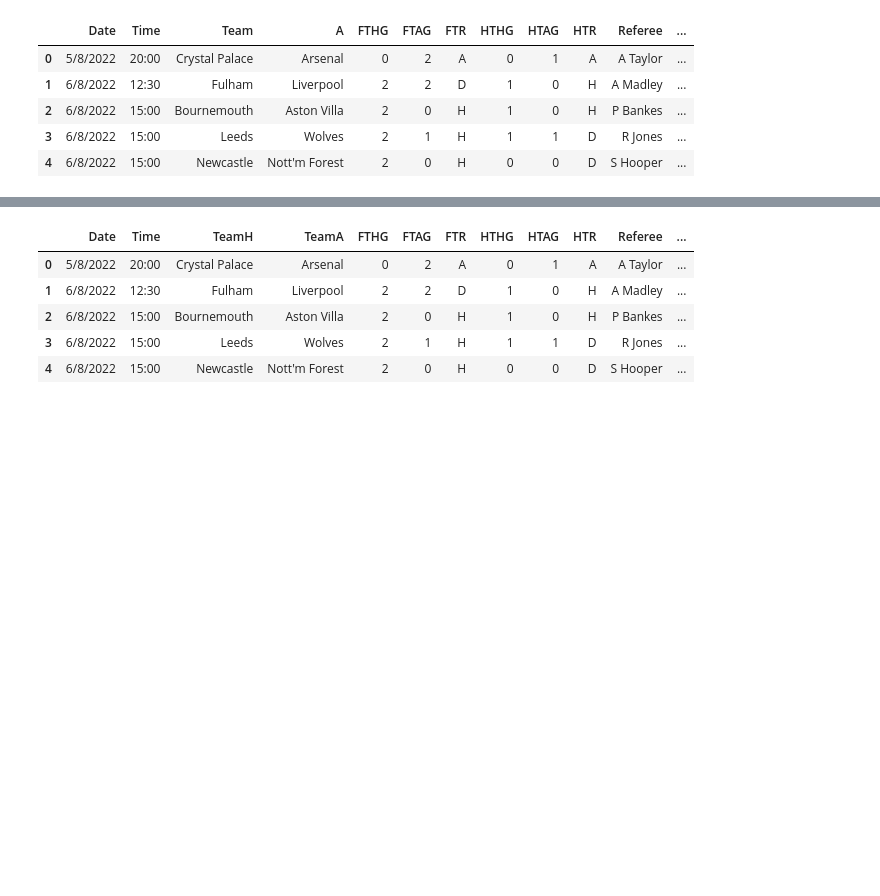
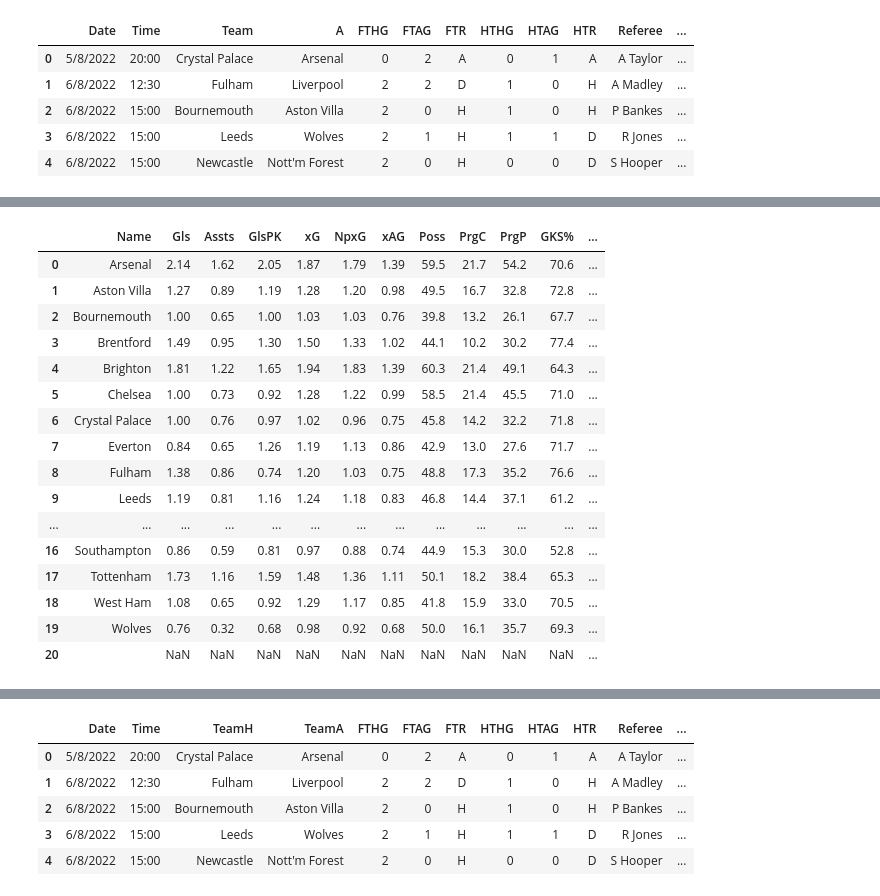
Before and after one commit to jeffreyreeve/capstone-premier-league-predictor, a Jupyter notebook: notebooks/data_prep.ipynb, the cells around one changed output, grey strips where cells are left out. Cells and saved outputs as stored; diff of their text form; code cells hidden in the pictures; blank space fills up the shorter version.

```diff
--- a/notebooks/data_prep.ipynb
+++ b/notebooks/data_prep.ipynb
@@ -173,0 +220,20 @@ season23.head()
+# %%
+fbref
+# %% [output]
+|  | Name | Gls | Assts | GlsPK | xG | NpxG | xAG | Poss | PrgC | PrgP | GKS% | ... |
+| 0 | Arsenal | 2.14 | 1.62 | 2.05 | 1.87 | 1.79 | 1.39 | 59.5 | 21.7 | 54.2 | 70.6 | ... |
+| 1 | Aston Villa | 1.27 | 0.89 | 1.19 | 1.28 | 1.20 | 0.98 | 49.5 | 16.7 | 32.8 | 72.8 | ... |
+| 2 | Bournemouth | 1.00 | 0.65 | 1.00 | 1.03 | 1.03 | 0.76 | 39.8 | 13.2 | 26.1 | 67.7 | ... |
+| 3 | Brentford | 1.49 | 0.95 | 1.30 | 1.50 | 1.33 | 1.02 | 44.1 | 10.2 | 30.2 | 77.4 | ... |
+| 4 | Brighton | 1.81 | 1.22 | 1.65 | 1.94 | 1.83 | 1.39 | 60.3 | 21.4 | 49.1 | 64.3 | ... |
+| 5 | Chelsea | 1.00 | 0.73 | 0.92 | 1.28 | 1.22 | 0.99 | 58.5 | 21.4 | 45.5 | 71.0 | ... |
+| 6 | Crystal Palace | 1.00 | 0.76 | 0.97 | 1.02 | 0.96 | 0.75 | 45.8 | 14.2 | 32.2 | 71.8 | ... |
+| 7 | Everton | 0.84 | 0.65 | 1.26 | 1.19 | 1.13 | 0.86 | 42.9 | 13.0 | 27.6 | 71.7 | ... |
+| 8 | Fulham | 1.38 | 0.86 | 0.74 | 1.20 | 1.03 | 0.75 | 48.8 | 17.3 | 35.2 | 76.6 | ... |
+| 9 | Leeds | 1.19 | 0.81 | 1.16 | 1.24 | 1.18 | 0.83 | 46.8 | 14.4 | 37.1 | 61.2 | ... |
+| ... | ... | ... | ... | ... | ... | ... | ... | ... | ... | ... | ... | ... |
+| 16 | Southampton | 0.86 | 0.59 | 0.81 | 0.97 | 0.88 | 0.74 | 44.9 | 15.3 | 30.0 | 52.8 | ... |
+| 17 | Tottenham | 1.73 | 1.16 | 1.59 | 1.48 | 1.36 | 1.11 | 50.1 | 18.2 | 38.4 | 65.3 | ... |
+| 18 | West Ham | 1.08 | 0.65 | 0.92 | 1.29 | 1.17 | 0.85 | 41.8 | 15.9 | 33.0 | 70.5 | ... |
+| 19 | Wolves | 0.76 | 0.32 | 0.68 | 0.98 | 0.92 | 0.68 | 50.0 | 16.1 | 35.7 | 69.3 | ... |
+| 20 |  | NaN | NaN | NaN | NaN | NaN | NaN | NaN | NaN | NaN | NaN | ... |
```
Also changed, not shown: parts of 68 cells of this notebook.
